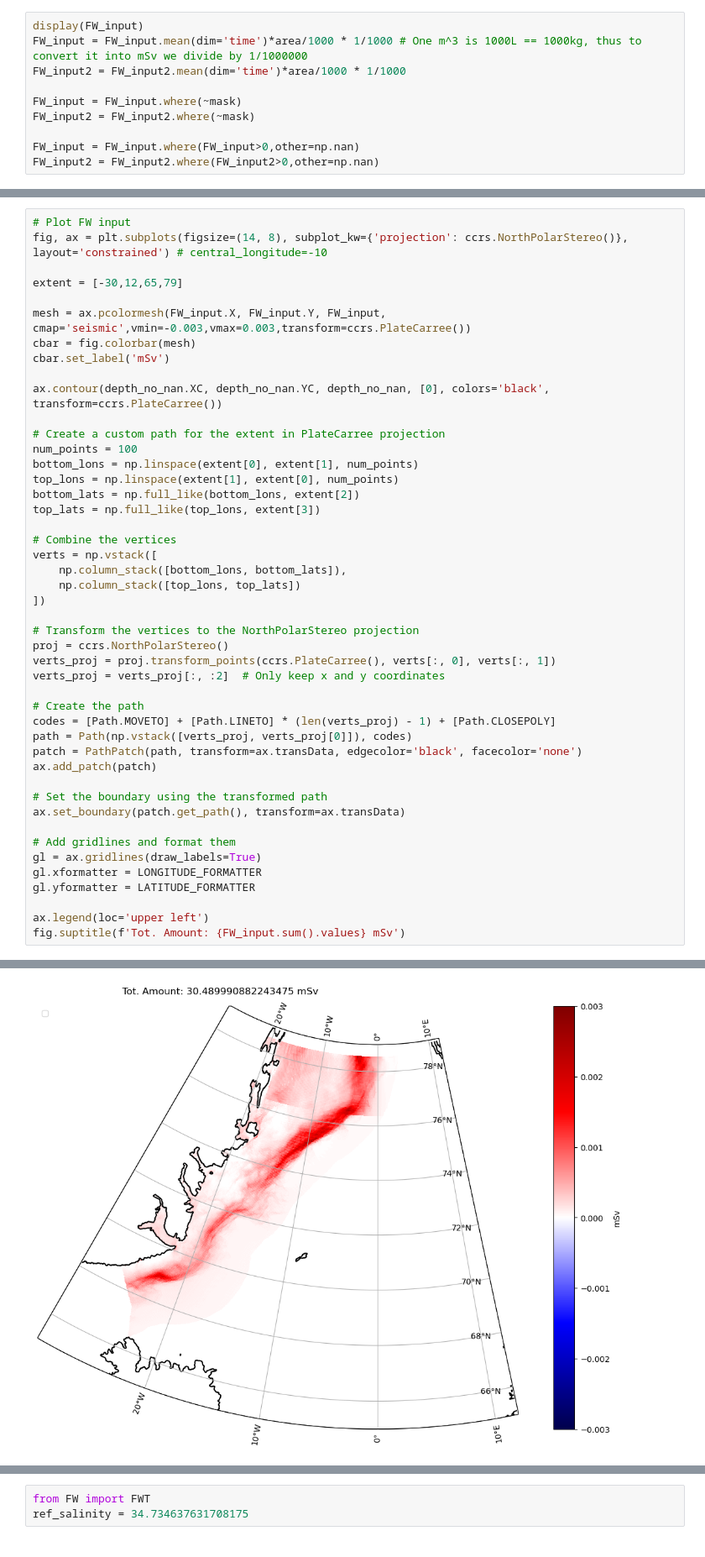
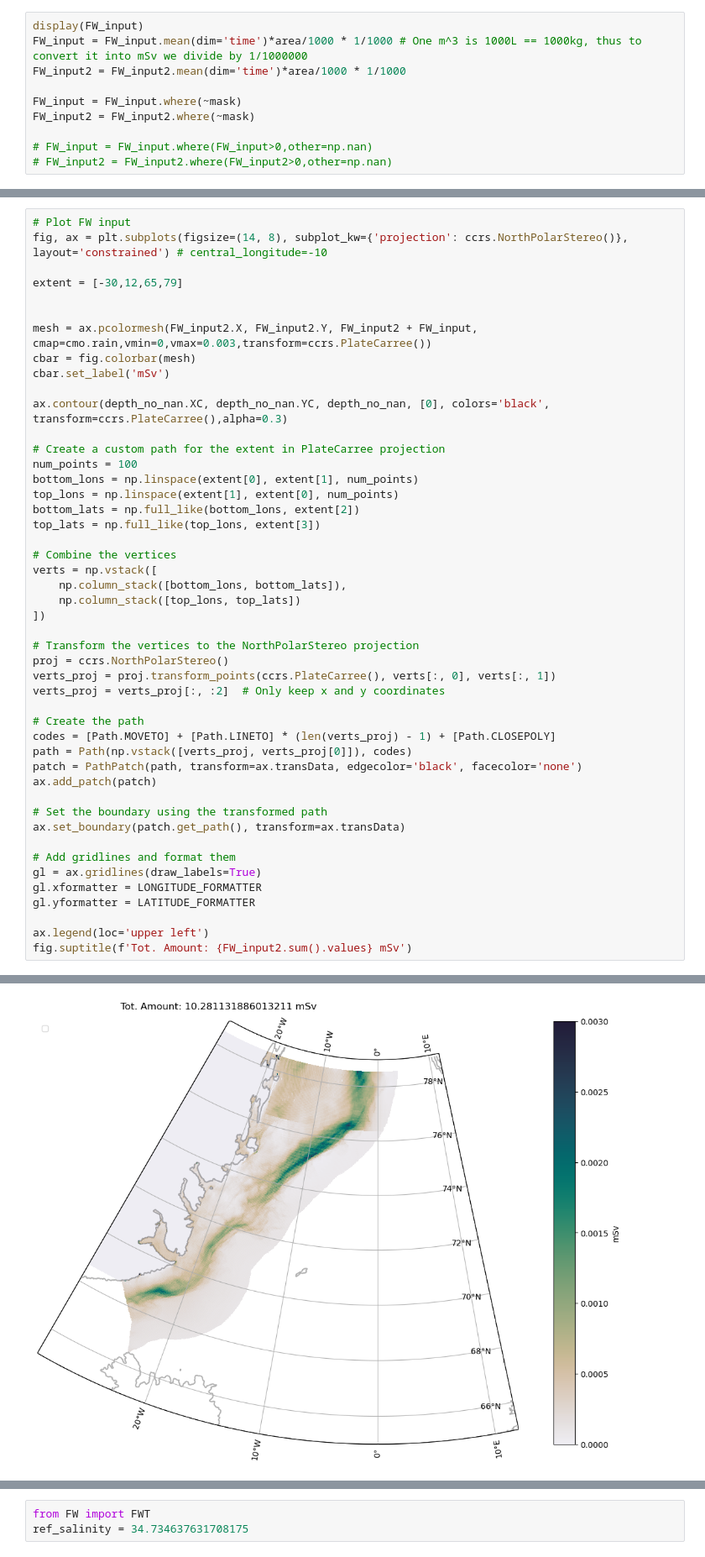
Before and after one commit to EirikKvamme/MScEirik, a Jupyter notebook: FreshWater/FW_budget_full.ipynb, the cells around one changed output, grey strips where cells are left out. Shown at 84% size. Drawn from its saved outputs; the diff is of its cells as text.

```diff
--- a/FreshWater/FW_budget_full.ipynb
+++ b/FreshWater/FW_budget_full.ipynb
@@ -167,8 +167,8 @@ FW_input2 = FW_input2.mean(dim='time')*area/1000 * 1/1000
 FW_input = FW_input.where(~mask)
 FW_input2 = FW_input2.where(~mask)
 
-FW_input = FW_input.where(FW_input>0,other=np.nan)
-FW_input2 = FW_input2.where(FW_input2>0,other=np.nan)
+# FW_input = FW_input.where(FW_input>0,other=np.nan)
+# FW_input2 = FW_input2.where(FW_input2>0,other=np.nan)
 # %% [output]
 <xarray.DataArray 'oceFWflx' (time: 1460, Y: 628, X: 765)>
 [701413200 values with dtype=float64]
@@ -205,11 +257,12 @@ fig, ax = plt.subplots(figsize=(14, 8), subplot_kw={'projection': ccrs.NorthPola
 
 extent = [-30,12,65,79]
 
-mesh = ax.pcolormesh(FW_input.X, FW_input.Y, FW_input, cmap='seismic',vmin=-0.003,vmax=0.003,transform=ccrs.PlateCarree())
+
+mesh = ax.pcolormesh(FW_input2.X, FW_input2.Y, FW_input2 + FW_input, cmap=cmo.rain,vmin=0,vmax=0.003,transform=ccrs.PlateCarree())
 cbar = fig.colorbar(mesh)
 cbar.set_label('mSv')
 
-ax.contour(depth_no_nan.XC, depth_no_nan.YC, depth_no_nan, [0], colors='black', transform=ccrs.PlateCarree())
+ax.contour(depth_no_nan.XC, depth_no_nan.YC, depth_no_nan, [0], colors='black', transform=ccrs.PlateCarree(),alpha=0.3)
 
 # Create a custom path for the extent in PlateCarree projection
 num_points = 100
@@ -244,6 +297,6 @@ gl.xformatter = LONGITUDE_FORMATTER
 gl.yformatter = LATITUDE_FORMATTER
 
 ax.legend(loc='upper left')
-fig.suptitle(f'Tot. Amount: {FW_input.sum().values} mSv')
+fig.suptitle(f'Tot. Amount: {FW_input2.sum().values} mSv')
 # %% [output]
 No artists with labels found to put in legend.  Note that artists whose label start with an underscore are ignored when legend() is called with no argument.
@@ -251 +304 @@ Text(0.5, 0.98, 'Tot. Amount: 30.489990882243475 mSv')
-[figure, old version]
+[figure, new version]
```
Also changed, not shown: parts of 10 cells of this notebook.
